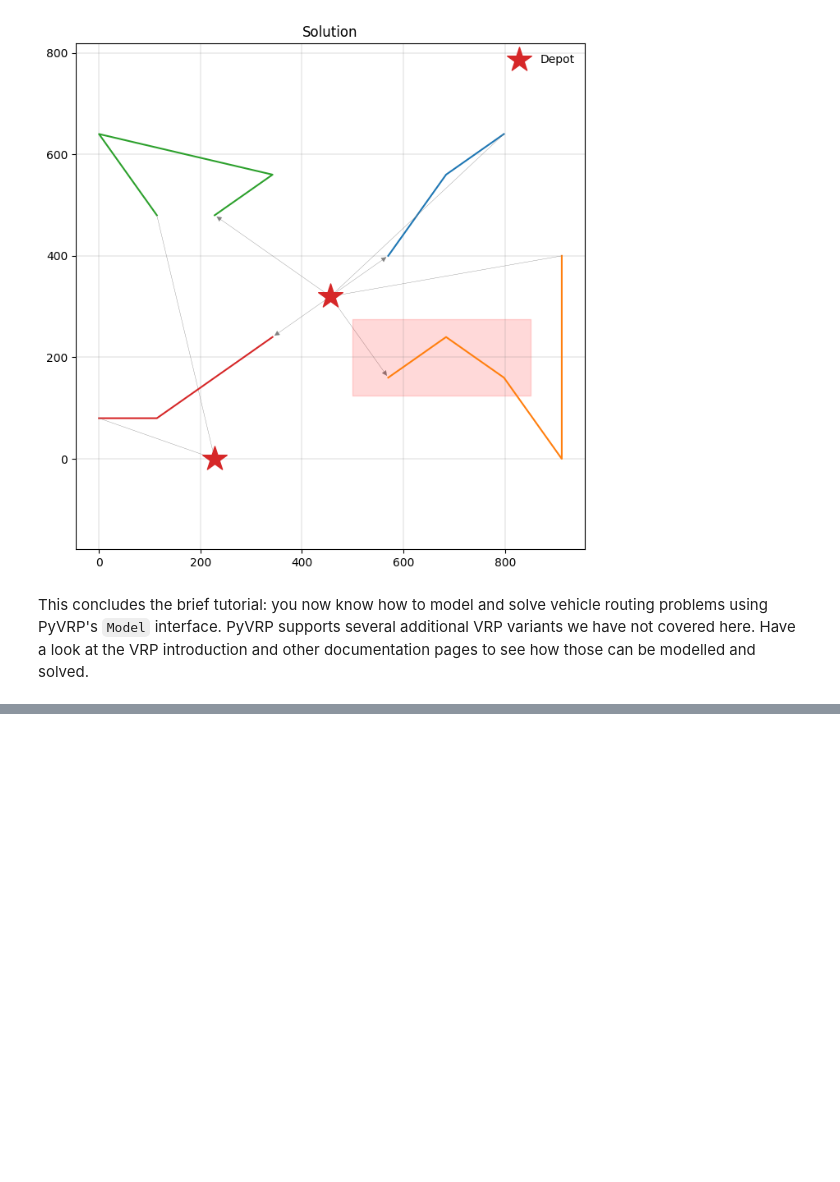
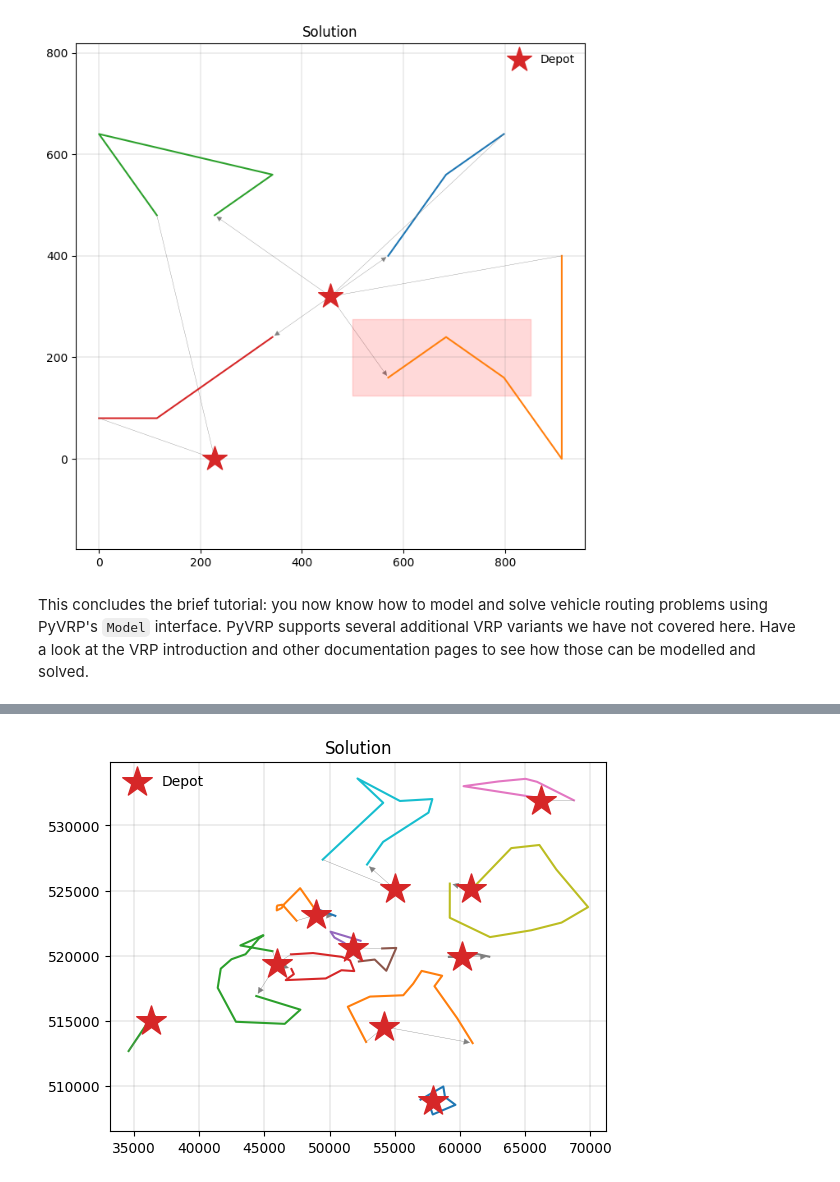
Before and after one commit to leonlan/tsp, a Jupyter notebook: vrp.ipynb, the cells around one changed output, grey strips where cells are left out. Drawn from its saved outputs; the diff is of its cells as text; code cells hidden in the pictures; blank space fills up the shorter version.

```diff
--- a/vrp.ipynb
+++ b/vrp.ipynb
@@ -605,0 +763,40 @@ Have a look at the VRP introduction and other documentation pages to see how tho
+# %%
+model = Model()
+
+for _, row in depots_df.iterrows():
+    x = int(row["Longitude"] * 10000)
+    y = int(row["Latitude"] * 10000)
+    model.add_depot(x, y)
+
+for _, row in clients_df.iterrows():
+    x = int(row["Longitude"] * 10000)
+    y = int(row["Latitude"] * 10000)
+    service_time = row["Service time"]
+    delivery = int(row["Demand"])
+    tw_early = row["Time window early"]
+    tw_late = row["Time window late"]
+    model.add_client(x, y, delivery, service_duration=service_time, tw_early=tw_early, tw_late=tw_late)
+
+for _, row in vehicles_df.iterrows():
+    num_available = row["Number available"]
+    capacity = row["Capacity"]
+    depot_name = row["Name"]
+    depot_idx = depots_df["Name"].tolist().index(depot_name)
+    depot = model.locations[depot_idx]
+    max_duration = row["Max duration (minutes)"]
+    model.add_vehicle_type(num_available, capacity=capacity,
+                           start_depot=depot, end_depot=depot, max_duration=max_duration)
+
+# Distances and durations
+lats = depots_df["Latitude"].tolist() + clients_df["Latitude"].tolist()
+longs = depots_df["Longitude"].tolist() + clients_df["Longitude"].tolist()
+coords = list(zip(lats, longs))
+dist_matrix = haversine(coords)
+
+for idx1, loc1 in enumerate(model.locations):
+    for idx2, loc2 in enumerate(model.locations):
+        dist = dist_matrix[idx1, idx2] # in meters
+        duration = dist / 1000 # in km -> 60km/u -> 1 km/min -> minutes
+        model.add_edge(loc1, loc2, distance=dist, duration=duration)
+# %%
+result = model.solve(MaxRuntime(10))
@@ -605,0 +821,4 @@ Have a look at the VRP introduction and other documentation pages to see how tho
+# %%
+plot_solution(result.best, model.data())
+# %% [output]
+[figure, added]
```
Also changed, not shown: parts of 12 cells of this notebook.
